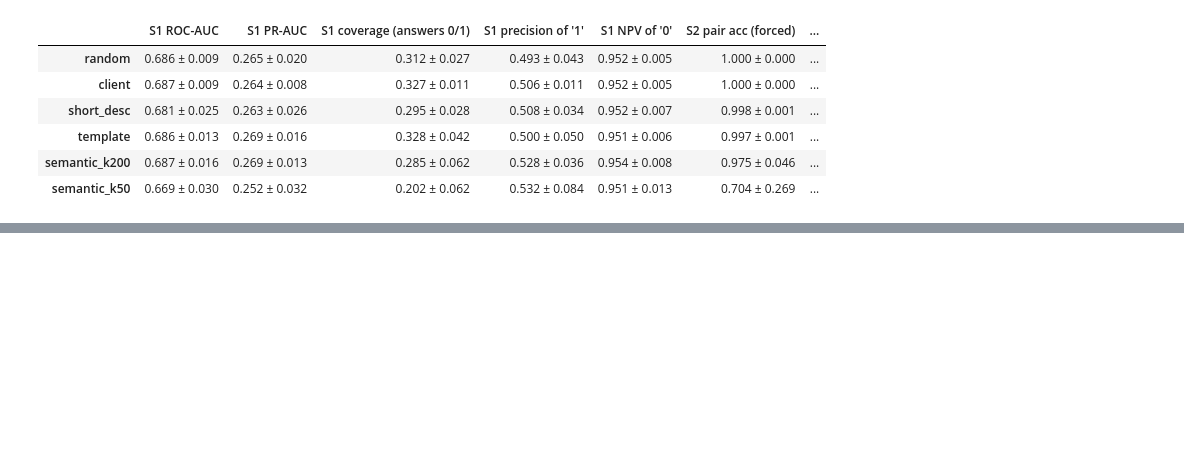
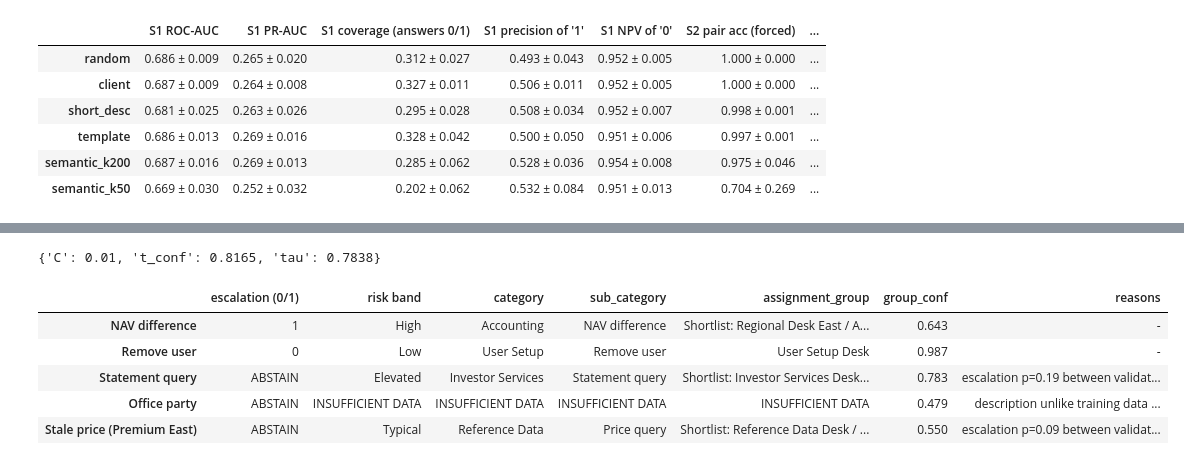
Before and after one commit to Wkangg111/BF4202-Blackrock, a Jupyter notebook: Blackrock FYP/(New) Pretrained sentence-embedding + logistic regression/escalation_category_model.ipynb, the cells around one changed output, grey strips where cells are left out. Saved outputs shown, nothing was run; the diff lists cells and outputs as text; code cells hidden in the pictures; blank space fills up the shorter version.

```diff
--- a/Blackrock FYP/(New) Pretrained sentence-embedding + logistic regression/escalation_category_model.ipynb
+++ b/Blackrock FYP/(New) Pretrained sentence-embedding + logistic regression/escalation_category_model.ipynb
@@ -888,0 +1185,34 @@ summary
+# %%
+# final assignment-group model on all labelled tickets + extended scoring function
+final_ag = fit_multiclass(X_ag["Text + support tier + priority"], AG, ag_idx, PRIMARY_GROUPING)
+print({k: (round(v, 4) if isinstance(v, float) else v) for k, v in final_ag.items() if k != "model"})
+bundle = joblib.load(ROOT / "artifacts/final_model.joblib"); bundle["assignment_group"] = final_ag
+joblib.dump(bundle, ROOT / "artifacts/final_model.joblib")
+
+def score_ticket_v2(short_description, description, priority="3 - Moderate", client_support="Standard"):
+    out = score_ticket(short_description, description, priority, client_support)
+    e = embedder.encode([clean_text(short_description, description)])
+    xs, _ = onehot(pd.DataFrame({"PRIORITY": [priority], "CLIENT_SUPPORT": [client_support]}), STRUCT_COLS, STRUCT_LEVELS)
+    P = final_ag["model"].predict_proba(np.hstack([e, xs]))[0]; cls = final_ag["model"].classes_
+    ood = float(max_sim(e, E_new)[0]) < TAU
+    top3 = cls[np.argsort(-P)[:3]]
+    if ood:
+        out["assignment_group"] = "INSUFFICIENT DATA"
+    elif P.max() >= final_ag["t_conf"]:
+        out["assignment_group"] = cls[P.argmax()]
+    else:
+        out["assignment_group"] = "Shortlist: " + " / ".join(top3)
+    out["group_conf"] = round(float(P.max()), 3)
+    return out
+
+examples_v2 = examples + [("Stale price (Premium East)", "The price for Instrument IS-80540 has not changed for 9 days. Please check whether it is stale.", "3 - Moderate", "Premium East")]
+pd.DataFrame([score_ticket_v2(*ex) for ex in examples_v2], index=[e[0] for e in examples_v2])[
+    ["escalation (0/1)", "risk band", "category", "sub_category", "assignment_group", "group_conf", "reasons"]]
+# %% [output]
+{'C': 0.01, 't_conf': 0.8165, 'tau': 0.7838}
+|  | escalation (0/1) | risk band | category | sub_category | assignment_group | group_conf | reasons |
+| NAV difference | 1 | High | Accounting | NAV difference | Shortlist: Regional Desk East / A... | 0.643 | - |
+| Remove user | 0 | Low | User Setup | Remove user | User Setup Desk | 0.987 | - |
+| Statement query | ABSTAIN | Elevated | Investor Services | Statement query | Shortlist: Investor Services Desk... | 0.783 | escalation p=0.19 between validat... |
+| Office party | ABSTAIN | INSUFFICIENT DATA | INSUFFICIENT DATA | INSUFFICIENT DATA | INSUFFICIENT DATA | 0.479 | description unlike training data ... |
+| Stale price (Premium East) | ABSTAIN | Typical | Reference Data | Price query | Shortlist: Reference Data Desk / ... | 0.550 | escalation p=0.09 between validat... |
```
Also changed, not shown: parts of 13 cells of this notebook.
